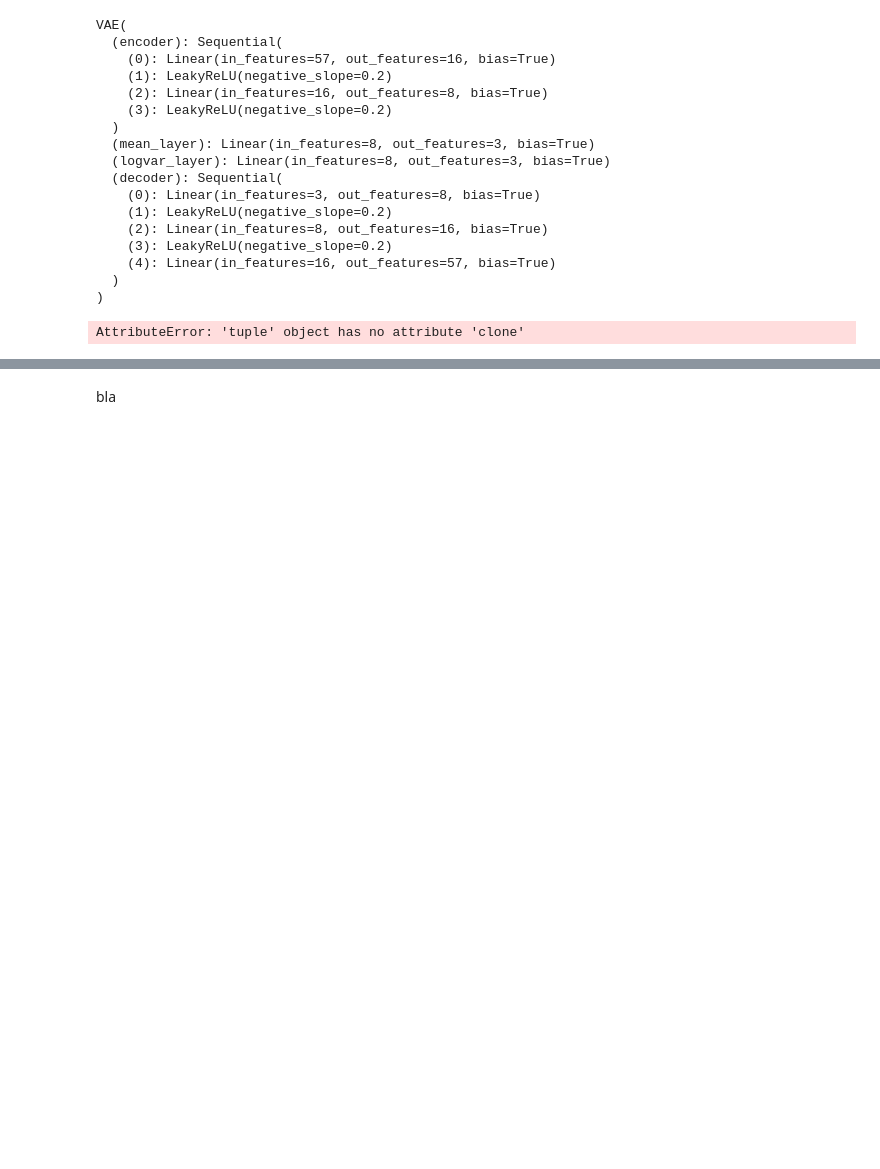
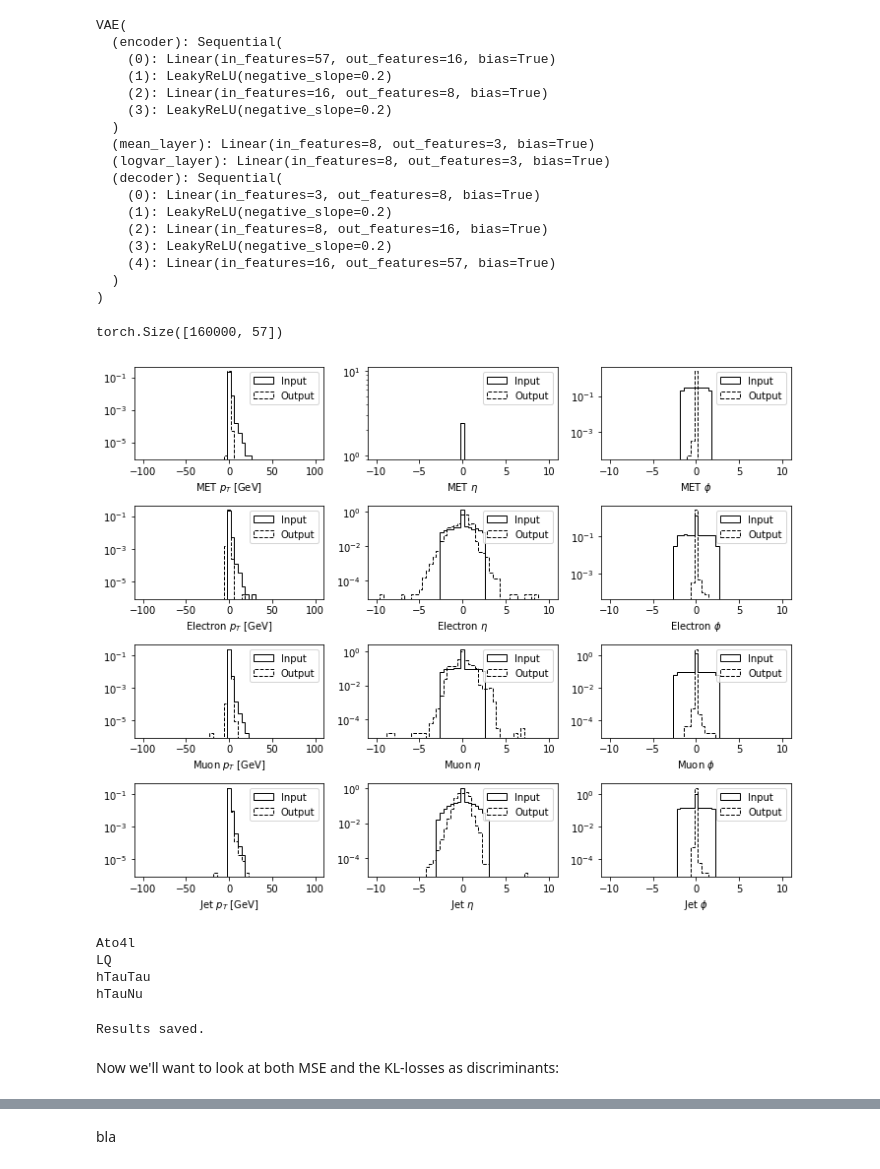
Before and after one commit to inesochoa/lisbon-ml-school, a Jupyter notebook: exercise_4.ipynb, the cells around one changed output, grey strips where cells are left out. Saved outputs shown, nothing was run; the diff lists cells and outputs as text; code cells hidden in the pictures; blank space fills up the shorter version.

```diff
--- a/exercise_4.ipynb
+++ b/exercise_4.ipynb
@@ -663,6 +704,64 @@ VAE(
 )
 # %%
 bkg_prediction_vae = vae.forward(torch.tensor(X_test,dtype=torch.float).to(device))
-bkg_prediction_vae = bkg_prediction_vae.clone().detach()
+xhat, mean, logvar = bkg_prediction_vae
+#bkg_prediction_vae = bkg_prediction_vae.clone().detach()
-# %% [output]
-AttributeError: 'tuple' object has no attribute 'clone'
+# %%
+xhat = xhat.detach().cpu().numpy()
+mean = mean.detach().cpu().numpy()
+logvar = logvar.detach().cpu().numpy()
+# %%
+xhat.shape
+# %% [output]
+torch.Size([160000, 57])
+# %%
+# first for the background
+fig, axes = plt.subplots(4,3,figsize=(10,8))
+
+for p,particle_type in enumerate(particles):
+  # open flat background and plot
+  with h5py.File(os.environ["DATAPATH"] + '/results_AE.h5', 'r') as f:
+    for feat in range(3): # pt,eta,phi
+      axes[p,feat].hist(f["BKG_input"][:,leading_indices[p]+feat],bins=std_binning[feat],label="Input",histtype='step',color="black",density=True)
+      axes[p,feat].hist(xhat[:,leading_indices[p]+feat],bins=std_binning[feat],label="Output",histtype='step',linestyle="dashed",color="black",density=True)
+      axes[p,feat].set_yscale("log")
+      axes[p,feat].set_xlabel(particles[p]+" "+var_names[feat])
+      axes[p,feat].legend()
+plt.tight_layout()
+plt.show()
+# %% [output]
+[figure, added]
+# %%
+# read in the signal data - standardized it and save it
+signal_data = []
+for i, name in enumerate(signals):
+    with h5py.File(os.environ["DATAPATH"] + '/flat_'+name+'.h5', 'r') as f:
+        test_data = np.array(f['Data'])
+        std_test_data = scaler.transform(test_data)
+        signal_data.append(std_test_data)
+
+signal_predictions_vae = []
+# signals
+for i, name in enumerate(signals):
+  print(name)
+  pred, mean, logvar = vae.forward(torch.tensor(signal_data[i],dtype=torch.float).to(device))
+  pred = pred.clone().detach()
+  signal_predictions_vae.append(pred)
+# %% [output]
+Ato4l
+LQ
+hTauTau
+hTauNu
+# %%
+# Let's quickly save these:
+with h5py.File(os.environ["DATAPATH"] + "/results_VAE.h5", 'w') as file:
+    file.create_dataset('BKG_input', data=X_test)
+    file.create_dataset('BKG_predicted', data = xhat)
+    for i, sig in enumerate(signal_predictions):
+      file.create_dataset('%s_predicted'%signals[i], data=sig.cpu())
+      file.create_dataset('%s_input'%signals[i], data=signal_data[i])
+print("Results saved.")
+# %% [output]
+Results saved.
+# %% [markdown]
+Now we'll want to look at both MSE and the KL-losses as discriminants:
```
Also changed, not shown: parts of 11 cells of this notebook.
